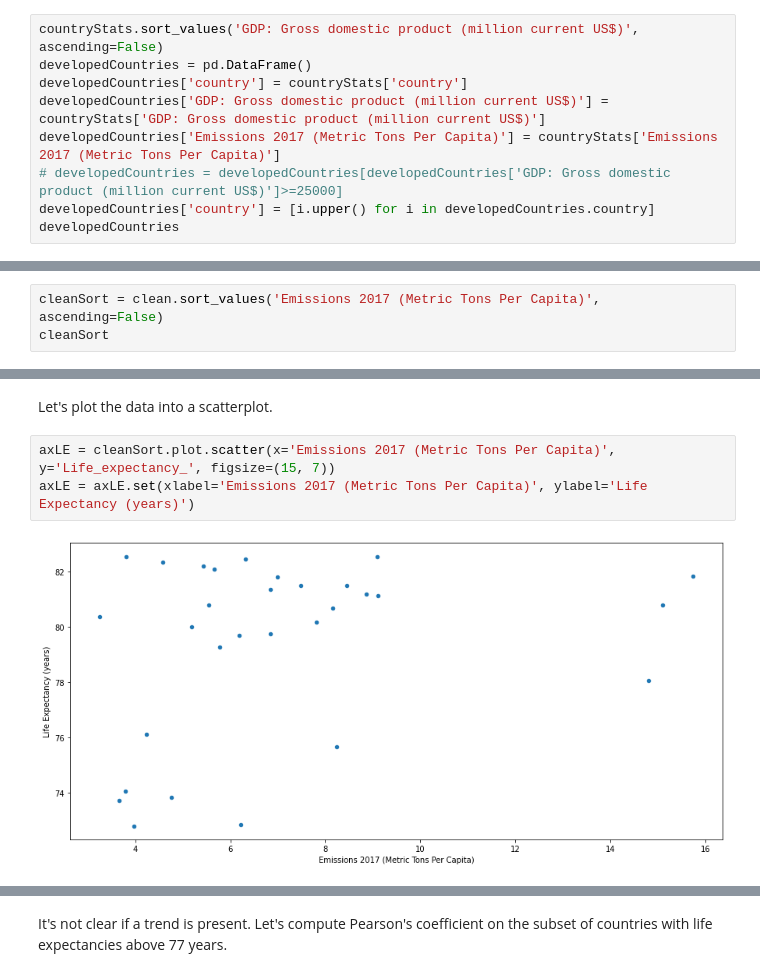
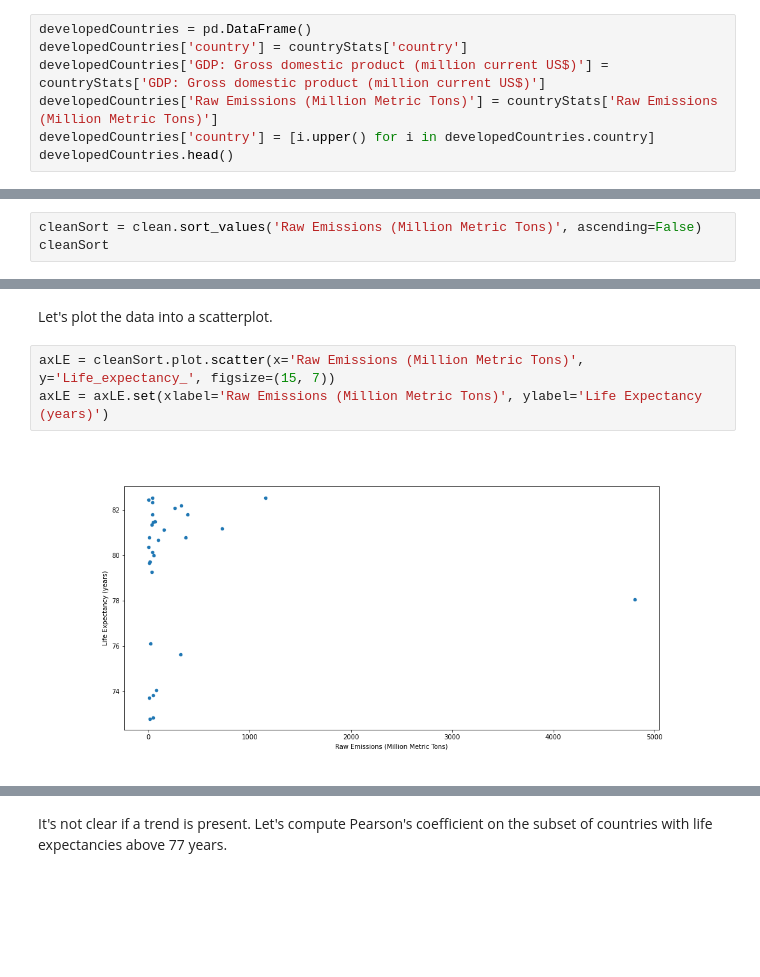
Before and after one commit to melotic/cs3654-project, a Jupyter notebook: Project3.ipynb, the cells around one changed output, grey strips where cells are left out. Saved outputs shown, nothing was run; the diff lists cells and outputs as text; blank space fills up the shorter version.

```diff
--- a/Project3.ipynb
+++ b/Project3.ipynb
@@ -1102,10 +1225,8 @@ First, let's filter and sort the data to find the most developed countries based
 # %%
-countryStats.sort_values('GDP: Gross domestic product (million current US$)', ascending=False)
 developedCountries = pd.DataFrame()
 developedCountries['country'] = countryStats['country']
 developedCountries['GDP: Gross domestic product (million current US$)'] = countryStats['GDP: Gross domestic product (million current US$)']
-developedCountries['Emissions 2017 (Metric Tons Per Capita)'] = countryStats['Emissions 2017 (Metric Tons Per Capita)']
-# developedCountries = developedCountries[developedCountries['GDP: Gross domestic product (million current US$)']>=25000]
+developedCountries['Raw Emissions (Million Metric Tons)'] = countryStats['Raw Emissions (Million Metric Tons)']
 developedCountries['country'] = [i.upper() for i in developedCountries.country]
-developedCountries
+developedCountries.head()
 # %% [output]
@@ -1186,4 +1277,4 @@ Let's sort the joined data frame by the emissions in 2017 to get a sense of any
 # %%
-cleanSort = clean.sort_values('Emissions 2017 (Metric Tons Per Capita)', ascending=False)
+cleanSort = clean.sort_values('Raw Emissions (Million Metric Tons)', ascending=False)
 cleanSort
 # %% [output]
@@ -1207,10 +1298,10 @@ cleanSort
 # %% [markdown]
 Let's plot the data into a scatterplot.
 # %%
-axLE = cleanSort.plot.scatter(x='Emissions 2017 (Metric Tons Per Capita)', y='Life_expectancy_', figsize=(15, 7))
-axLE = axLE.set(xlabel='Emissions 2017 (Metric Tons Per Capita)', ylabel='Life Expectancy (years)')
+axLE = cleanSort.plot.scatter(x='Raw Emissions (Million Metric Tons)', y='Life_expectancy_', figsize=(15, 7))
+axLE = axLE.set(xlabel='Raw Emissions (Million Metric Tons)', ylabel='Life Expectancy (years)')
 # %% [output]
-[figure, old version]
+[figure, new version]
 # %% [markdown]
 Based on the sorted table above, we can see that many of the countries which lie in the lower left area of the plot are Eastern European nations and Baltic states. These countries, while perhaps considered developed, may not be as developed as the other countries which are represented.
 
```
Also changed, not shown: parts of 98 cells of this notebook.
